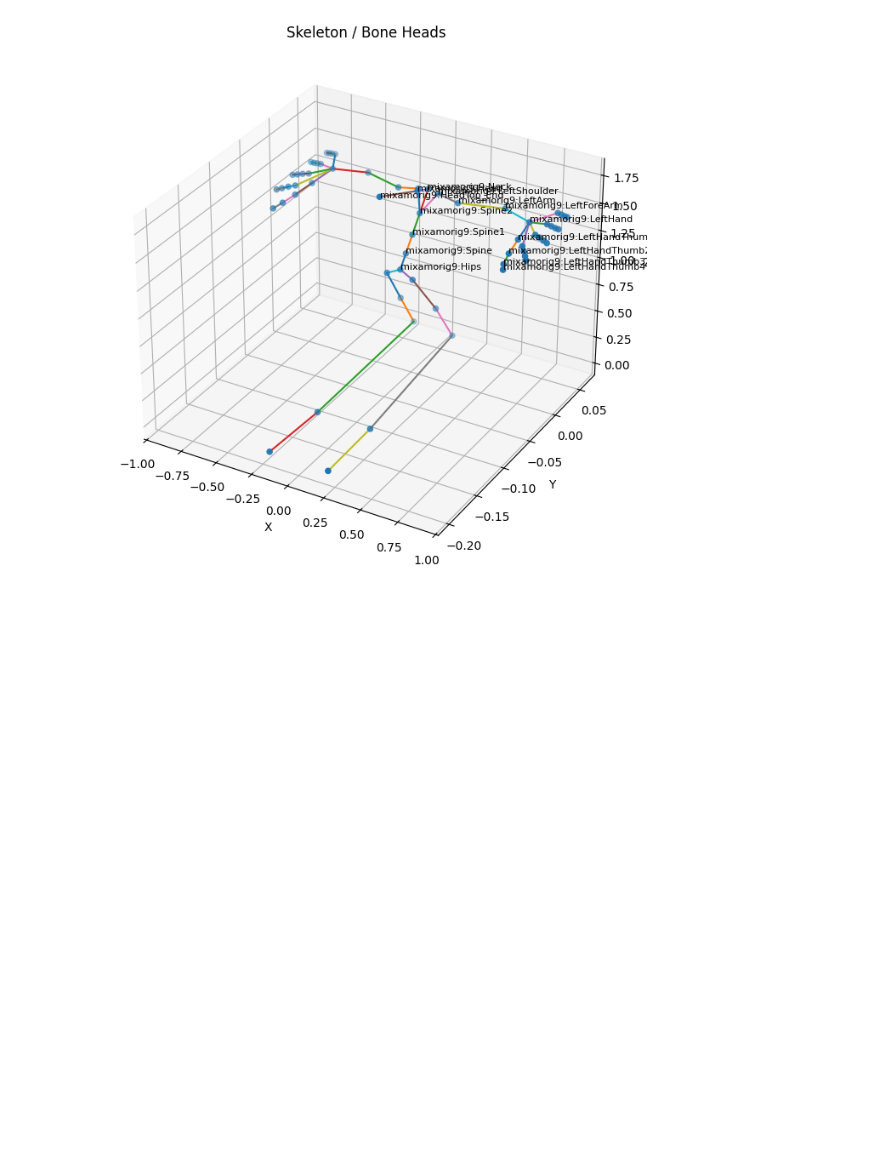
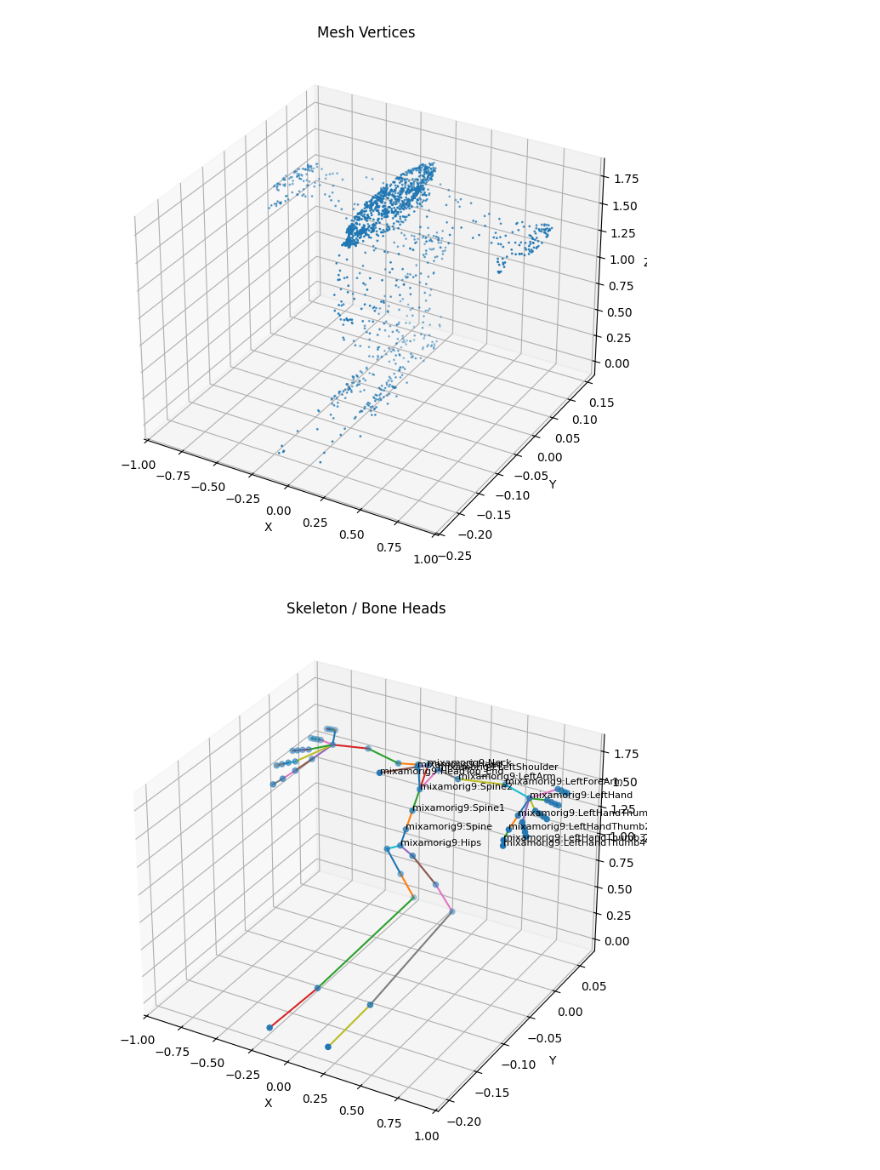
Before and after one commit to Lokesh-max-svg/Smartan_app, a Jupyter notebook: Untitled1.ipynb, the cells around one changed output. Saved outputs shown, nothing was run; the diff lists cells and outputs as text; code cells hidden in the pictures; blank space fills up the shorter version.

```diff
--- a/Untitled1.ipynb
+++ b/Untitled1.ipynb
@@ -3,3 +15,26 @@
+# %%
+import numpy as np
+import matplotlib.pyplot as plt
+
+data = np.load('mixamo_data.npz', allow_pickle=True)
+
+vertices = data['vertices']
+
+fig = plt.figure(figsize=(8, 8))
+ax = fig.add_subplot(111, projection='3d')
+
+# sample points so matplotlib does not become too slow
+sample = vertices[::20]
+
+ax.scatter(sample[:, 0], sample[:, 1], sample[:, 2], s=1)
+
+ax.set_xlabel("X")
+ax.set_ylabel("Y")
+ax.set_zlabel("Z")
+ax.set_title("Mesh Vertices")
+plt.show()
+# %% [output]
+[figure, added]
 # %%
 import numpy as np
 import matplotlib.pyplot as plt
```
Also changed, not shown: parts of 1 cell of this notebook.
